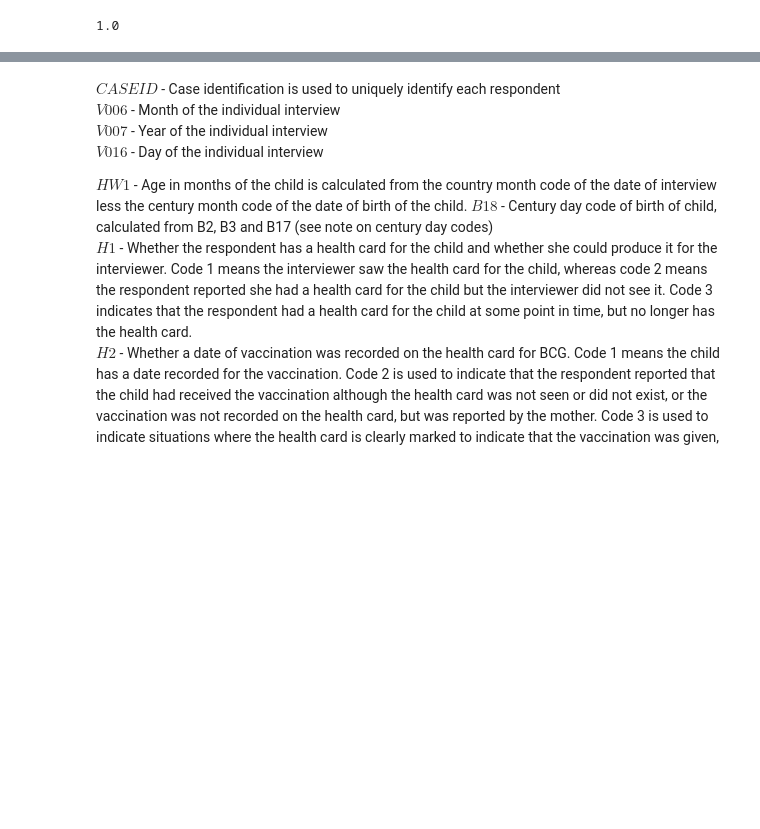
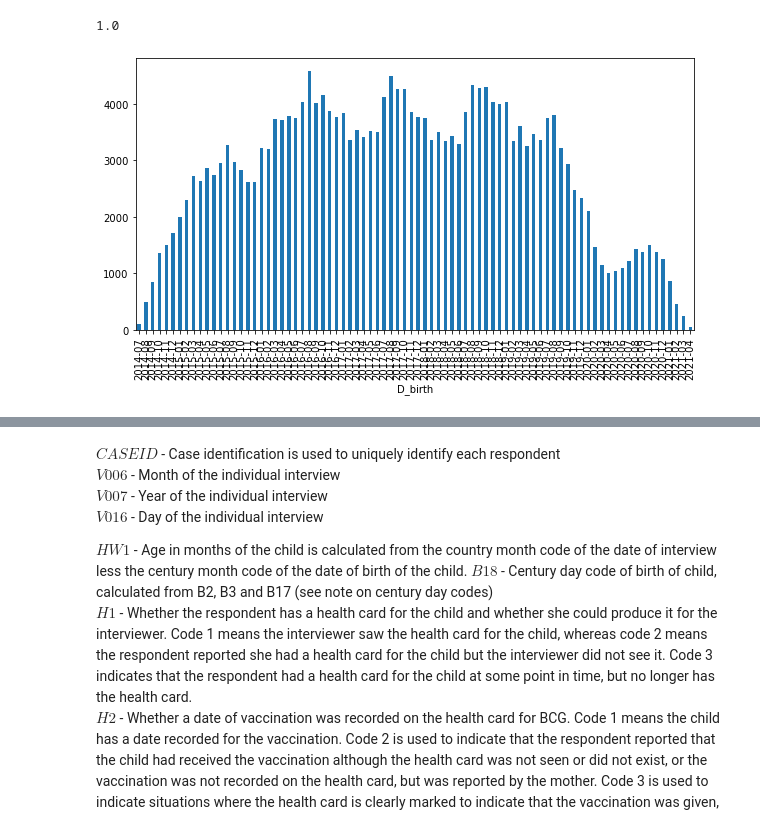
Before and after one commit to rohanbapat/immunization_supply_chain, a Jupyter notebook: scripts/05 NFHS data.ipynb, the cells around one changed output, grey strips where cells are left out. Cells and saved outputs as stored; diff of their text form; code cells hidden in the pictures; blank space fills up the shorter version.

Commit message:
read NFHS data and create plots

```diff
--- a/scripts/05 NFHS data.ipynb
+++ b/scripts/05 NFHS data.ipynb
@@ -147,6 +168,8 @@ clean_df['Delay_BCG'].median()
 # %% [output]
 1.0
 # %%
-(clean_df['D_birth'].dt.year.astype(str) + "-" + clean_df['D_birth'].dt.month.map("{:02}".format).astype(str)).sort_values().groupby(clean_df['D_birth'].dt.year.astype(str) + "-" + clean_df['D_birth'].dt.month.map("{:02}".format).astype(str), sort=False).count().plot(kind='bar', figsize=(15, 5))
+(clean_df['D_birth'].dt.year.astype(str) + "-" + clean_df['D_birth'].dt.month.map("{:02}".format).astype(str)).sort_values().groupby(clean_df['D_birth'].dt.year.astype(str) + "-" + clean_df['D_birth'].dt.month.map("{:02}".format).astype(str), sort=False).count().plot(kind='bar', figsize=(10, 5))
 plt.show()
+# %% [output]
+[figure, added]
 # %%
```
Also changed, not shown: parts of 3 cells of this notebook.
